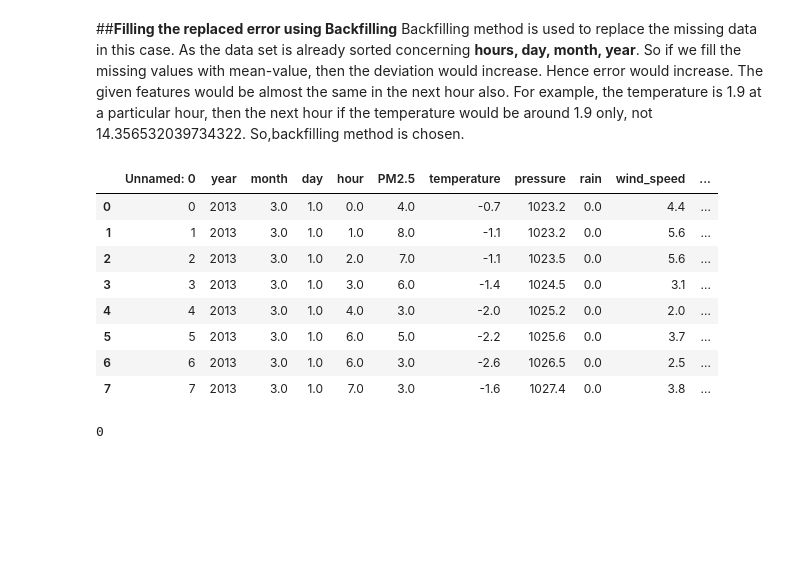
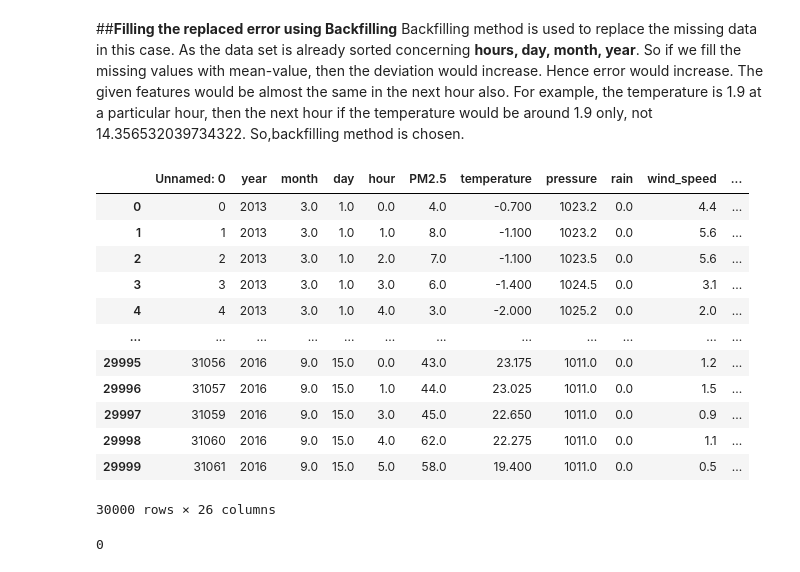
Before and after one commit to Priyanka-Rai18/GeeksFiesta_AI-ML_geeky_, a Jupyter notebook: datapreprocess.ipynb, the cells around one changed output. Saved outputs shown, nothing was run; the diff lists cells and outputs as text; code cells hidden in the pictures; blank space fills up the shorter version.

```diff
--- a/datapreprocess.ipynb
+++ b/datapreprocess.ipynb
@@ -108,19 +108,23 @@ Backfilling method is used to replace the missing data in this case. As the data
 # %%
 
 # filling (backfill methid) the data after removal of unwanted datas
 df=df.fillna(method="bfill")
 
-df.head(8)
+df.head(30000)
 # %% [output]
 |  | Unnamed: 0 | year | month | day | hour | PM2.5 | temperature | pressure | rain | wind_speed | ... |
-| 0 | 0 | 2013 | 3.0 | 1.0 | 0.0 | 4.0 | -0.7 | 1023.2 | 0.0 | 4.4 | ... |
-| 1 | 1 | 2013 | 3.0 | 1.0 | 1.0 | 8.0 | -1.1 | 1023.2 | 0.0 | 5.6 | ... |
-| 2 | 2 | 2013 | 3.0 | 1.0 | 2.0 | 7.0 | -1.1 | 1023.5 | 0.0 | 5.6 | ... |
-| 3 | 3 | 2013 | 3.0 | 1.0 | 3.0 | 6.0 | -1.4 | 1024.5 | 0.0 | 3.1 | ... |
-| 4 | 4 | 2013 | 3.0 | 1.0 | 4.0 | 3.0 | -2.0 | 1025.2 | 0.0 | 2.0 | ... |
-| 5 | 5 | 2013 | 3.0 | 1.0 | 6.0 | 5.0 | -2.2 | 1025.6 | 0.0 | 3.7 | ... |
-| 6 | 6 | 2013 | 3.0 | 1.0 | 6.0 | 3.0 | -2.6 | 1026.5 | 0.0 | 2.5 | ... |
-| 7 | 7 | 2013 | 3.0 | 1.0 | 7.0 | 3.0 | -1.6 | 1027.4 | 0.0 | 3.8 | ... |
+| 0 | 0 | 2013 | 3.0 | 1.0 | 0.0 | 4.0 | -0.700 | 1023.2 | 0.0 | 4.4 | ... |
+| 1 | 1 | 2013 | 3.0 | 1.0 | 1.0 | 8.0 | -1.100 | 1023.2 | 0.0 | 5.6 | ... |
+| 2 | 2 | 2013 | 3.0 | 1.0 | 2.0 | 7.0 | -1.100 | 1023.5 | 0.0 | 5.6 | ... |
+| 3 | 3 | 2013 | 3.0 | 1.0 | 3.0 | 6.0 | -1.400 | 1024.5 | 0.0 | 3.1 | ... |
+| 4 | 4 | 2013 | 3.0 | 1.0 | 4.0 | 3.0 | -2.000 | 1025.2 | 0.0 | 2.0 | ... |
+| ... | ... | ... | ... | ... | ... | ... | ... | ... | ... | ... | ... |
+| 29995 | 31056 | 2016 | 9.0 | 15.0 | 0.0 | 43.0 | 23.175 | 1011.0 | 0.0 | 1.2 | ... |
+| 29996 | 31057 | 2016 | 9.0 | 15.0 | 1.0 | 44.0 | 23.025 | 1011.0 | 0.0 | 1.5 | ... |
+| 29997 | 31059 | 2016 | 9.0 | 15.0 | 3.0 | 45.0 | 22.650 | 1011.0 | 0.0 | 0.9 | ... |
+| 29998 | 31060 | 2016 | 9.0 | 15.0 | 4.0 | 62.0 | 22.275 | 1011.0 | 0.0 | 1.1 | ... |
+| 29999 | 31061 | 2016 | 9.0 | 15.0 | 5.0 | 58.0 | 19.400 | 1011.0 | 0.0 | 0.5 | ... |
+30000 rows × 26 columns
 # %%
 df.isnull().sum().sum()
 # %% [output]
```
Also changed, not shown: parts of 20 cells of this notebook.
